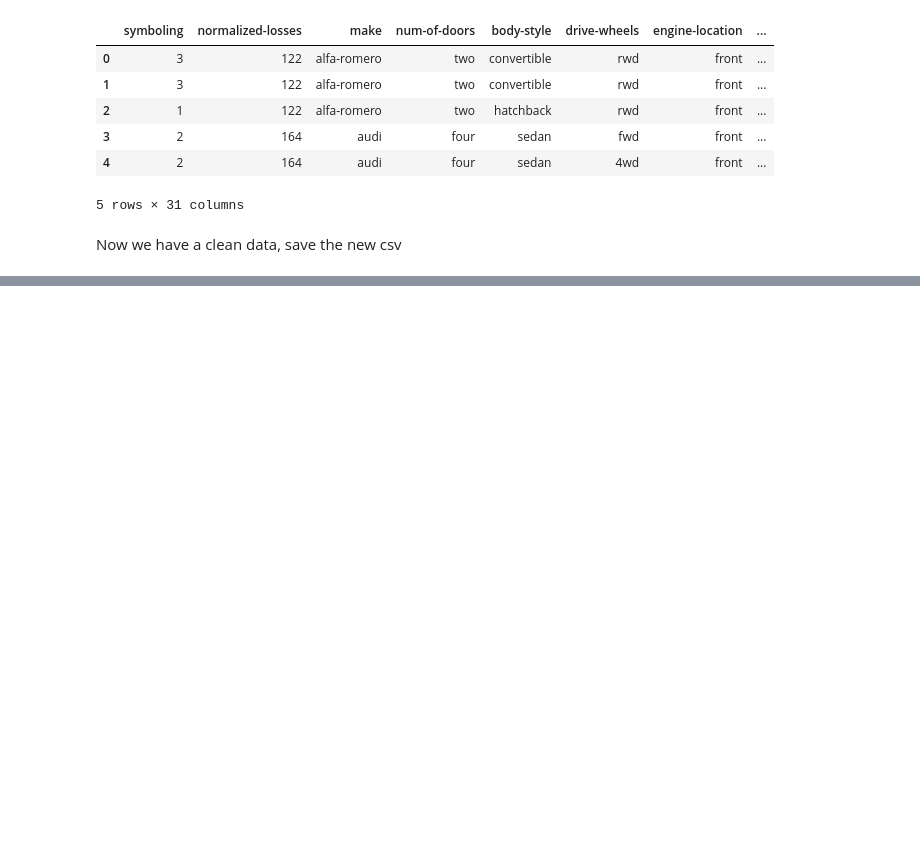
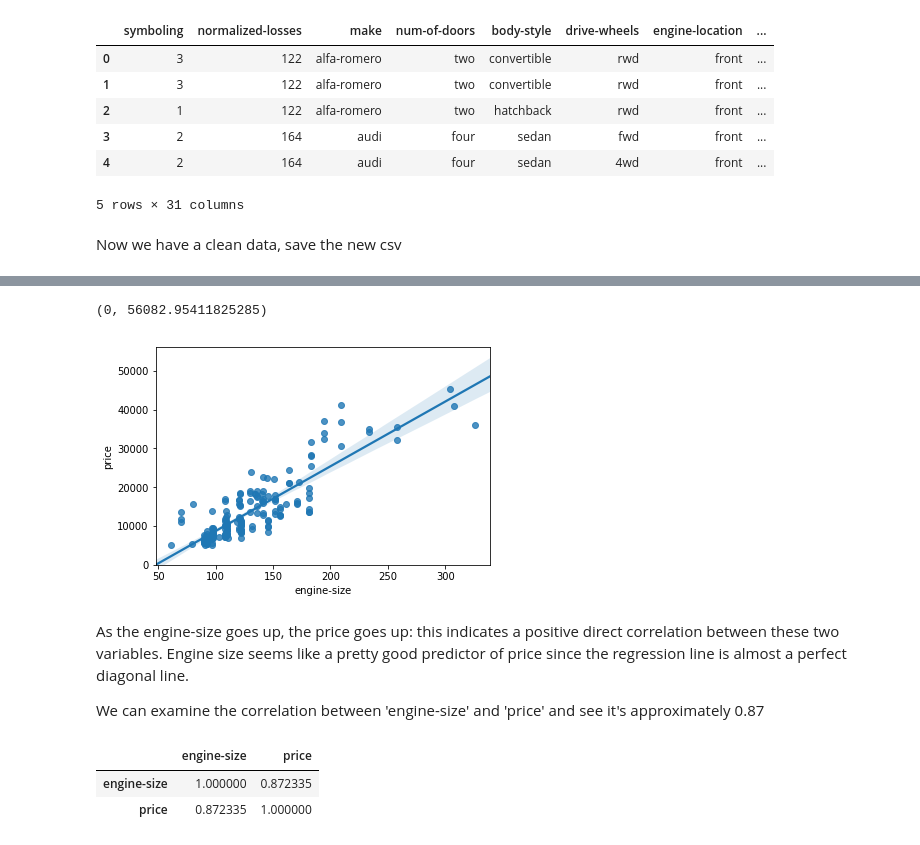
Before and after one commit to ebrahimzare/Machine-learning-Projects, a Jupyter notebook: Auto_Price_Predictiton.ipynb, the cells around one changed output, grey strips where cells are left out. Saved outputs shown, nothing was run; the diff lists cells and outputs as text; code cells hidden in the pictures; blank space fills up the shorter version.

Commit message:
Added some visualizations

```diff
--- a/Auto_Price_Predictiton.ipynb
+++ b/Auto_Price_Predictiton.ipynb
@@ -399,0 +406,2 @@ df.to_csv('clean_df.csv')
+# %%
+df = pd.read_csv('clean_df.csv')
@@ -399,0 +463,18 @@ df.to_csv('clean_df.csv')
+# %%
+# Engine size as potential predictor variable of price
+sns.regplot(x="engine-size", y="price", data=df)
+plt.ylim(0,)
+# %% [output]
+(0, 56082.95411825285)
+[figure, added]
+# %% [markdown]
+
+As the engine-size goes up, the price goes up: this indicates a positive direct correlation between these two variables. Engine size seems like a pretty good predictor of price since the regression line is almost a perfect diagonal line.
+
+We can examine the correlation between 'engine-size' and 'price' and see it's approximately 0.87
+# %%
+df[["engine-size", "price"]].corr()
+# %% [output]
+|  | engine-size | price |
+| engine-size | 1.000000 | 0.872335 |
+| price | 0.872335 | 1.000000 |
```
Also changed, not shown: parts of 51 cells of this notebook.
